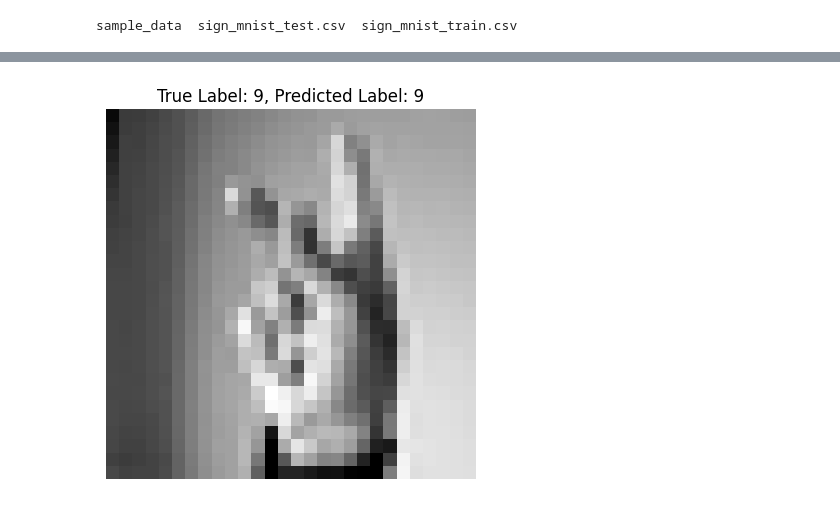
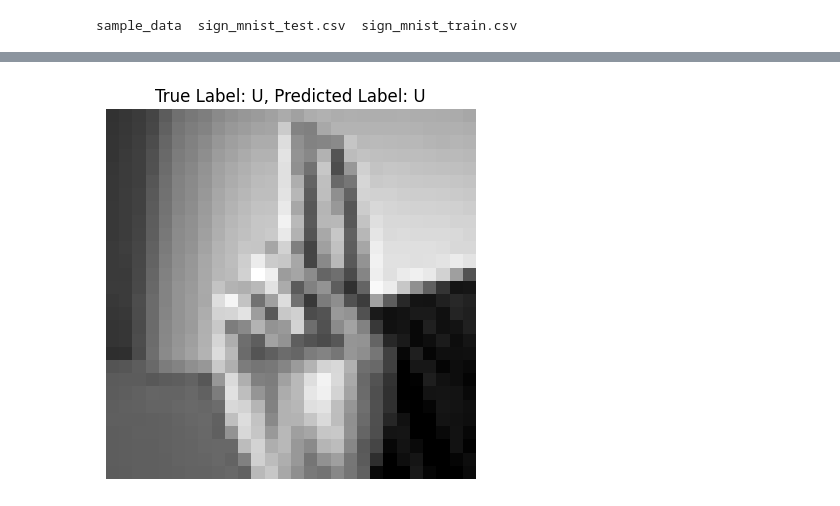
Before and after one commit to vi14m/Sign_Language_Recognition_DeepLearning, a Jupyter notebook: Sign_Language_Recognition.ipynb, the cells around one changed output, grey strips where cells are left out. Drawn from its saved outputs; the diff is of its cells as text; code cells hidden in the pictures.

```diff
--- a/Sign_Language_Recognition.ipynb
+++ b/Sign_Language_Recognition.ipynb
@@ -7,20 +71,12 @@ sample_data  sign_mnist_test.csv  sign_mnist_train.csv
 # %%
-import numpy as np
-import pandas as pd
-import tensorflow as tf
-
-# Load data from CSV
-train_df = pd.read_csv('sign_mnist_train.csv')
-test_df = pd.read_csv('sign_mnist_test.csv')
-
-# Extract labels and pixel values
-y_train = train_df['label'].values
-X_train = train_df.drop('label', axis=1).values
-y_test = test_df['label'].values
-X_test = test_df.drop('label', axis=1).values
+# Prepare the data for model training
+X_train = train_df.drop('Label', axis=1).values
+y_train = train_df['Label'].values
+X_test = test_df.drop('Label', axis=1).values
+y_test = test_df['Label'].values
 
 # Reshape pixel values to images
-IMG_SIZE = (28, 28)  # Assuming images are 28x28
+IMG_SIZE = (28, 28)
 X_train = X_train.reshape(-1, IMG_SIZE[0], IMG_SIZE[1], 1)
 X_test = X_test.reshape(-1, IMG_SIZE[0], IMG_SIZE[1], 1)
 
@@ -32,25 +88,10 @@ X_test = X_test / 255.0
 X_train = np.nan_to_num(X_train)
 X_test = np.nan_to_num(X_test)
 
-y_train = y_train - 1
-y_test = y_test - 1
-
 # Convert labels to categorical (one-hot encoding)
-y_train = tf.keras.utils.to_categorical(y_train, num_classes=24)  # Assuming 24 classes
-y_test = tf.keras.utils.to_categorical(y_test, num_classes=24)
+y_train = tf.keras.utils.to_categorical(y_train, num_classes=25)  # 24 classes
+y_test = tf.keras.utils.to_categorical(y_test, num_classes=25)
 
 # Verify no NaNs in data
 assert not np.isnan(X_train).any(), "NaNs still found in training data!"
 assert not np.isnan(y_train).any(), "NaNs still found in training labels!"
-
-# Visualize a few samples from the dataset
-def plot_samples(X, y, num_samples=10):
-    plt.figure(figsize=(10, 10))
-    for i in range(num_samples):
-        plt.subplot(1, num_samples, i + 1)
-        plt.imshow(X[i].reshape(IMG_SIZE[0], IMG_SIZE[1]), cmap='gray')
-        plt.title(f'Label: {y[i]}')
-        plt.axis('off')
-    plt.show()
-
-plot_samples(X_train, np.argmax(y_train, axis=1))
@@ -153,7 +188,7 @@ predicted_label = np.argmax(prediction)
 
 # Display the result
 plt.imshow(sample_image.reshape(IMG_SIZE[0], IMG_SIZE[1]), cmap='gray')
-plt.title(f"True Label: {true_label}, Predicted Label: {predicted_label}")
+plt.title(f"True Label: {mapping_letter.get(true_label, 'Unknown')}, Predicted Label: {mapping_letter.get(predicted_label, 'Unknown')}")
 plt.axis('off')
 plt.show()
 # %% [output]
@@ -161 +196 @@ plt.show()
-[figure, old version]
+[figure, new version]
```
Also changed, not shown: parts of 9 cells of this notebook.
